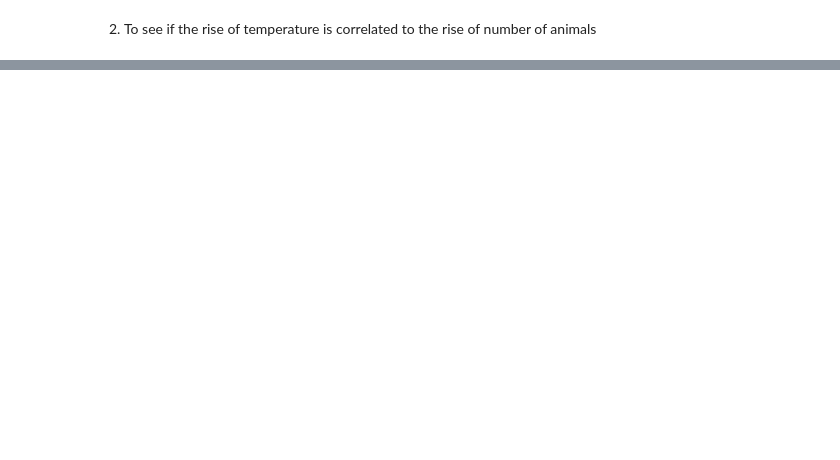
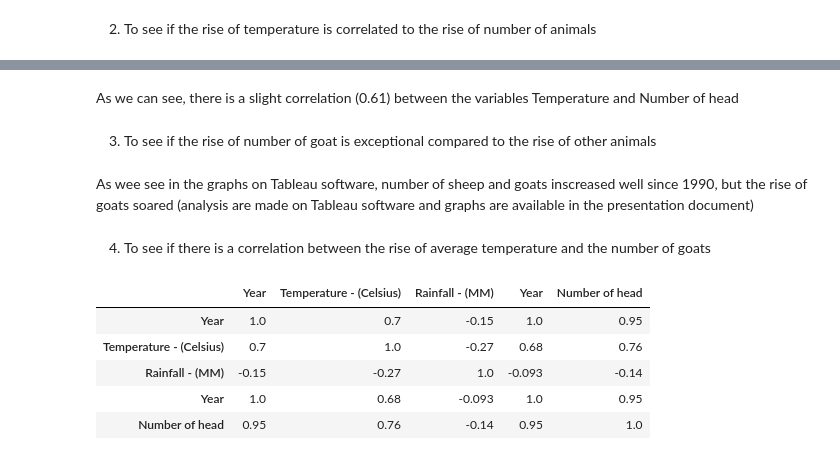
Before and after one commit to jina2020/Projects, a Jupyter notebook: Weather and animal data in Mongolia/data_prep.ipynb, the cells around one changed output, grey strips where cells are left out. Drawn from its saved outputs; the diff is of its cells as text; code cells hidden in the pictures; blank space fills up the shorter version.

```diff
--- a/Weather and animal data in Mongolia/data_prep.ipynb
+++ b/Weather and animal data in Mongolia/data_prep.ipynb
@@ -209,0 +227,17 @@ animal.groupby(['Year','Kind'])['Number of head'].sum().reset_index()
+# %% [markdown]
+As we can see, there is a slight correlation (0.61) between the variables Temperature and Number of head
+# %% [markdown]
+3. To see if the rise of number of goat is exceptional compared to the rise of other animals
+# %% [markdown]
+As wee see in the graphs on Tableau software, number of sheep and goats inscreased well since 1990, but the rise of goats soared (analysis are made on Tableau software and graphs are available in the presentation document)
+# %% [markdown]
+4. To see if there is a correlation between the rise of average temperature and the number of goats
+# %%
+dataset_goat.corr(method='spearman').style.format("{:.2}").background_gradient(cmap=plt.get_cmap('coolwarm'))
+# %% [output]
+|  | Year | Temperature - (Celsius) | Rainfall - (MM) | Year | Number of head |
+| Year | 1.0 | 0.7 | -0.15 | 1.0 | 0.95 |
+| Temperature - (Celsius) | 0.7 | 1.0 | -0.27 | 0.68 | 0.76 |
+| Rainfall - (MM) | -0.15 | -0.27 | 1.0 | -0.093 | -0.14 |
+| Year | 1.0 | 0.68 | -0.093 | 1.0 | 0.95 |
+| Number of head | 0.95 | 0.76 | -0.14 | 0.95 | 1.0 |
```
Also changed, not shown: parts of 11 cells of this notebook, 5 other files.
